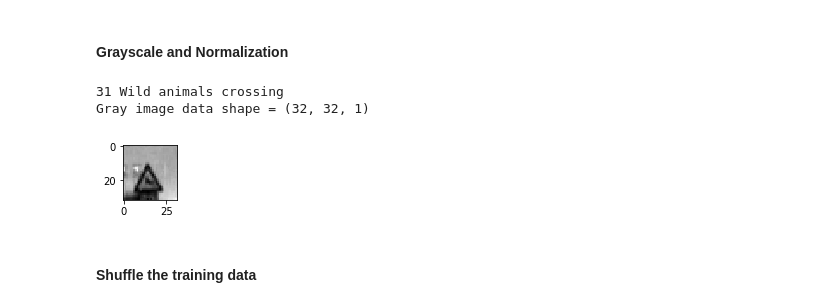
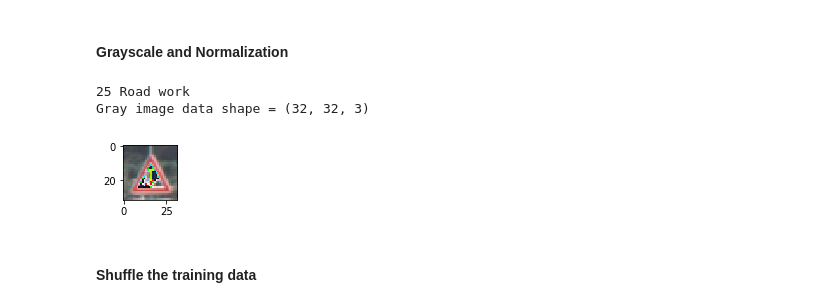
Before and after one commit to jingr1/CarND-Traffic-Sign-Classifier-Project, a Jupyter notebook: Traffic_Sign_Classifier.ipynb, the cells around one changed output. Saved outputs shown, nothing was run; the diff lists cells and outputs as text; code cells hidden in the pictures.

```diff
--- a/Traffic_Sign_Classifier.ipynb
+++ b/Traffic_Sign_Classifier.ipynb
@@ -107,17 +107,6 @@ image = X_train[index].squeeze()
 plt.figure(figsize=(1,1))
 plt.imshow(image)
 
-df=pd.read_csv('signnames.csv', sep=',',header=None)
-print(y_train[index],df.values[y_train[index]+1][1])
-
-sign_count = pd.value_counts(y_train).sort_index()
-X = sign_count.index
-Y = sign_count.values
-
-plt.figure(figsize=(9,6))
-plt.bar(X, Y,0.8,color='blue', ecolor='black')
-plt.ylabel("count")
-plt.xlabel("labels")
-plt.title("Count of Traffic Sign")
-plt.show()
+df_sign_names=pd.read_csv('signnames.csv', sep=',',header=None)
+print(y_train[index],df_sign_names.values[y_train[index]+1][1])
 # %% [output]
@@ -156,26 +227,34 @@ Use the code cell (or multiple code cells, if necessary) to implement the first
 # %%
 ### Preprocess the data here. It is required to normalize the data. Other preprocessing steps could include
 ### converting to grayscale, etc.
 ### Feel free to use as many code cells as needed.
 #GrayScale
-X_train_gray = np.sum(X_train/3, axis=3, keepdims=True)
-X_valid_gray = np.sum(X_valid/3, axis=3, keepdims=True)
-X_test_gray = np.sum(X_test/3, axis=3, keepdims=True)
+# X_train_gray = color2Gray(X_train)
+# X_valid_gray = color2Gray(X_valid)
+# X_test_gray = color2Gray(X_test)
+
+X_train_gray = X_train.astype(np.float32)
+X_valid_gray = X_valid.astype(np.float32)
+X_test_gray = X_test.astype(np.float32)
 
 # Normalization
-X_train = (X_train_gray - 128)/ 128
-X_valid = (X_valid_gray - 128)/ 128
-X_test = (X_test_gray - 128)/ 128
+X_train = (X_train_gray-128)/ 128
+X_valid = (X_valid_gray-128)/ 128
+X_test = (X_test_gray-128)/ 128
+
+# X_train = X_train_gray
+# X_valid = X_valid_gray
+# X_test = X_test_gray
 
 image = X_train[index].squeeze()
 plt.figure(figsize=(1,1))
 plt.imshow(image, cmap="gray")
 print(y_train[index],df.values[y_train[index]+1][1])
 print("Gray image data shape =", X_train[0].shape)
 # %% [output]
-31 Wild animals crossing
-Gray image data shape = (32, 32, 1)
+25 Road work
+Gray image data shape = (32, 32, 3)
-[figure, old version]
+[figure, new version]
 # %% [markdown]
 #### Shuffle the training data
 # %%
```
Also changed, not shown: parts of 19 cells of this notebook.
